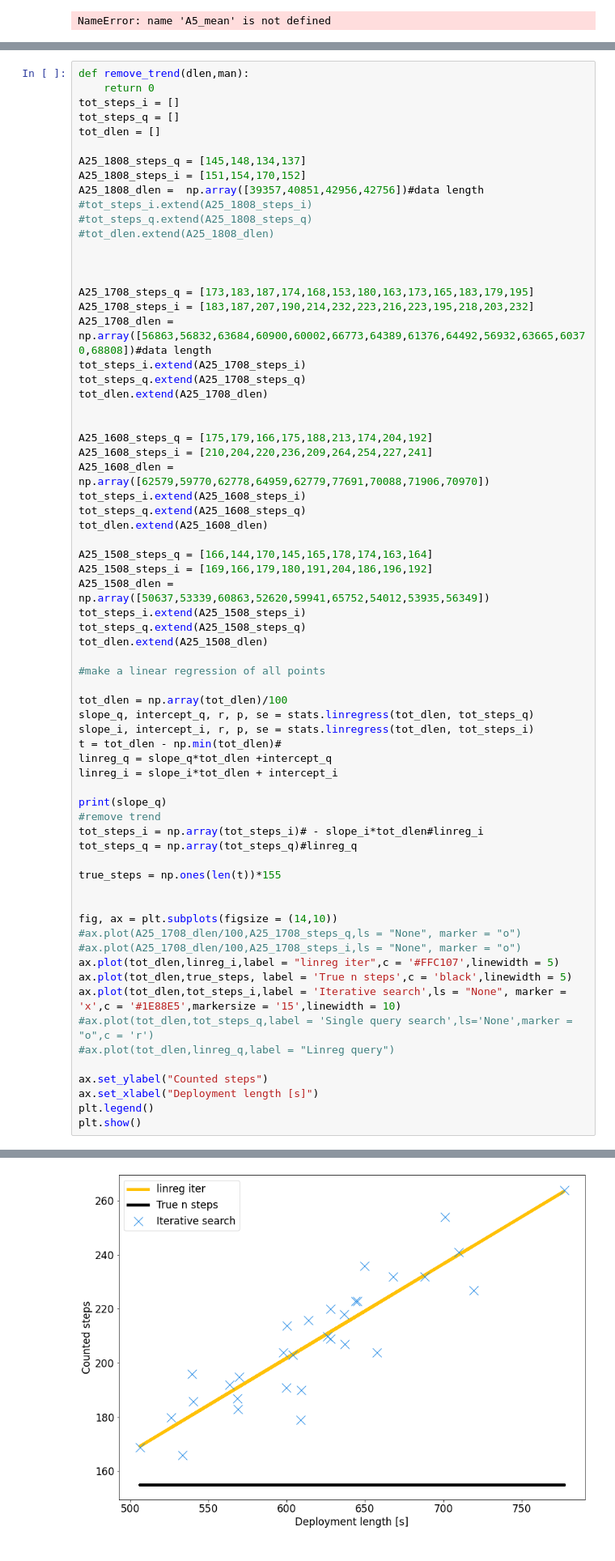
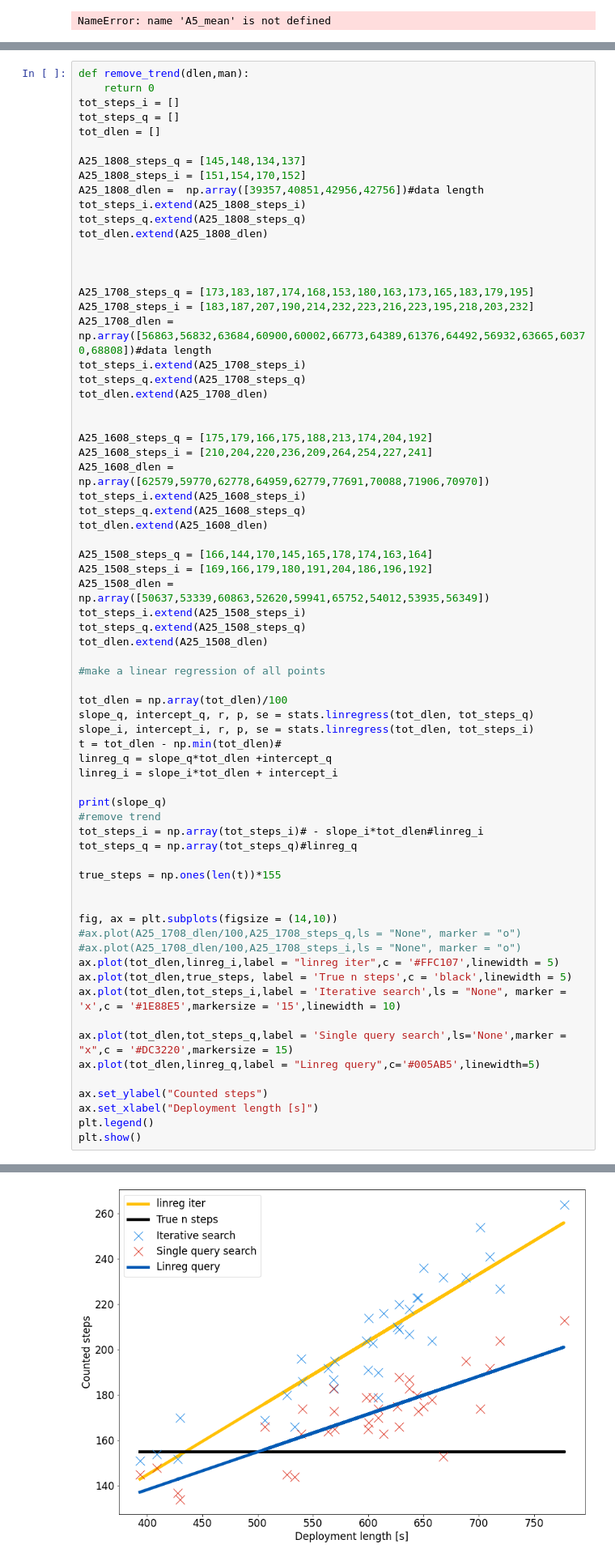
Before and after one commit to gecocowie/Master_thesis, a Jupyter notebook: python/Matrix_profile_statistics.ipynb, the cells around one changed output, grey strips where cells are left out. Shown at 81% size. Drawn from its saved outputs; the diff is of its cells as text.

```diff
--- a/python/Matrix_profile_statistics.ipynb
+++ b/python/Matrix_profile_statistics.ipynb
@@ -256,9 +276,9 @@ tot_dlen = []
 A25_1808_steps_q = [145,148,134,137]
 A25_1808_steps_i = [151,154,170,152]
 A25_1808_dlen =  np.array([39357,40851,42956,42756])#data length
-#tot_steps_i.extend(A25_1808_steps_i)
-#tot_steps_q.extend(A25_1808_steps_q)
-#tot_dlen.extend(A25_1808_dlen)
+tot_steps_i.extend(A25_1808_steps_i)
+tot_steps_q.extend(A25_1808_steps_q)
+tot_dlen.extend(A25_1808_dlen)
 
 
 
@@ -307,8 +327,9 @@ fig, ax = plt.subplots(figsize = (14,10))
 ax.plot(tot_dlen,linreg_i,label = "linreg iter",c = '#FFC107',linewidth = 5)
 ax.plot(tot_dlen,true_steps, label = 'True n steps',c = 'black',linewidth = 5)
 ax.plot(tot_dlen,tot_steps_i,label = 'Iterative search',ls = "None", marker = 'x',c = '#1E88E5',markersize = '15',linewidth = 10)
-#ax.plot(tot_dlen,tot_steps_q,label = 'Single query search',ls='None',marker = "o",c = 'r')
-#ax.plot(tot_dlen,linreg_q,label = "Linreg query")
+
+ax.plot(tot_dlen,tot_steps_q,label = 'Single query search',ls='None',marker = "x",c = '#DC3220',markersize = 15)
+ax.plot(tot_dlen,linreg_q,label = "Linreg query",c='#005AB5',linewidth=5)
 
 ax.set_ylabel("Counted steps")
 ax.set_xlabel("Deployment length [s]")
@@ -319,4 +340,4 @@ plt.show()
-[figure, old version]
+[figure, new version]
 # %% [markdown]
 # approximate velocity to make a scaling factor
 # %%
```
Also changed, not shown: parts of 8 cells of this notebook.
